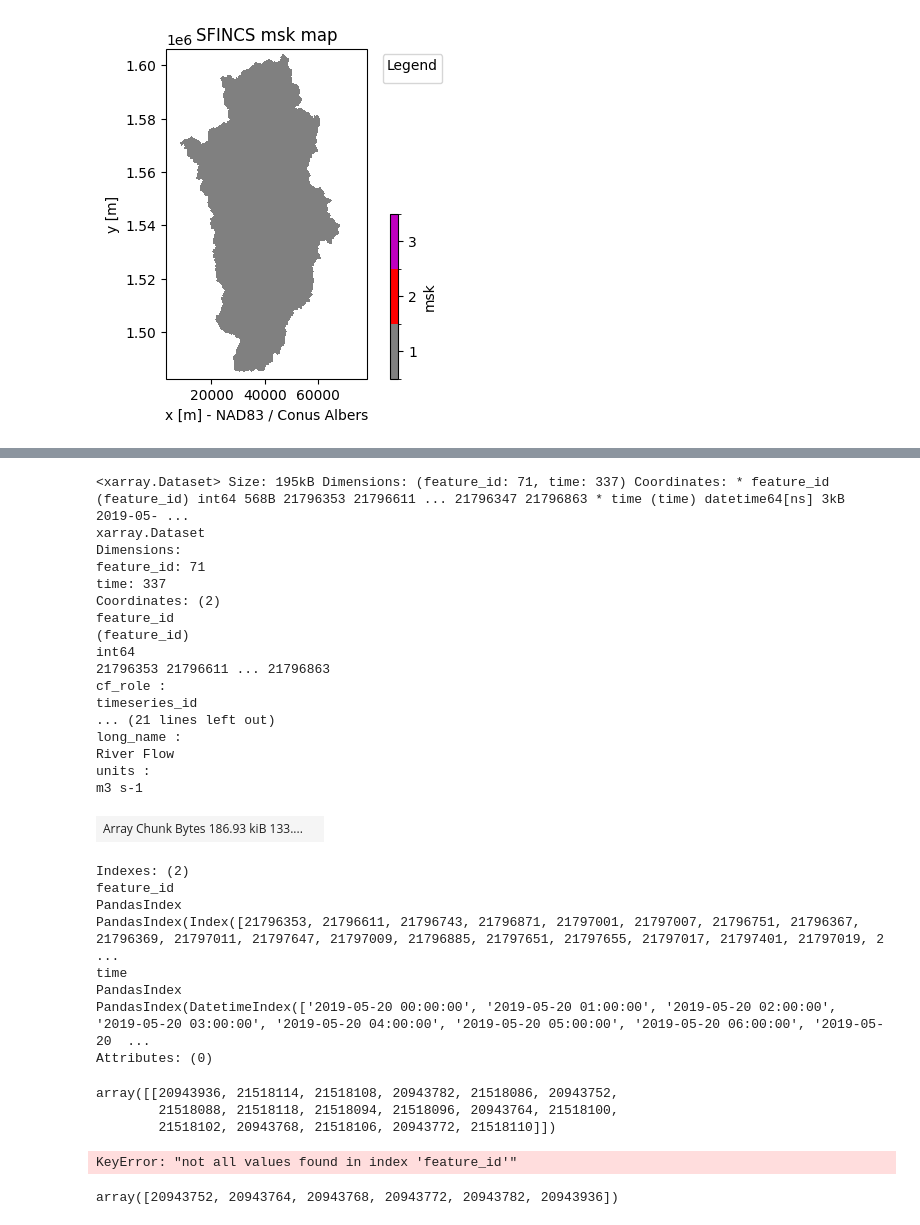
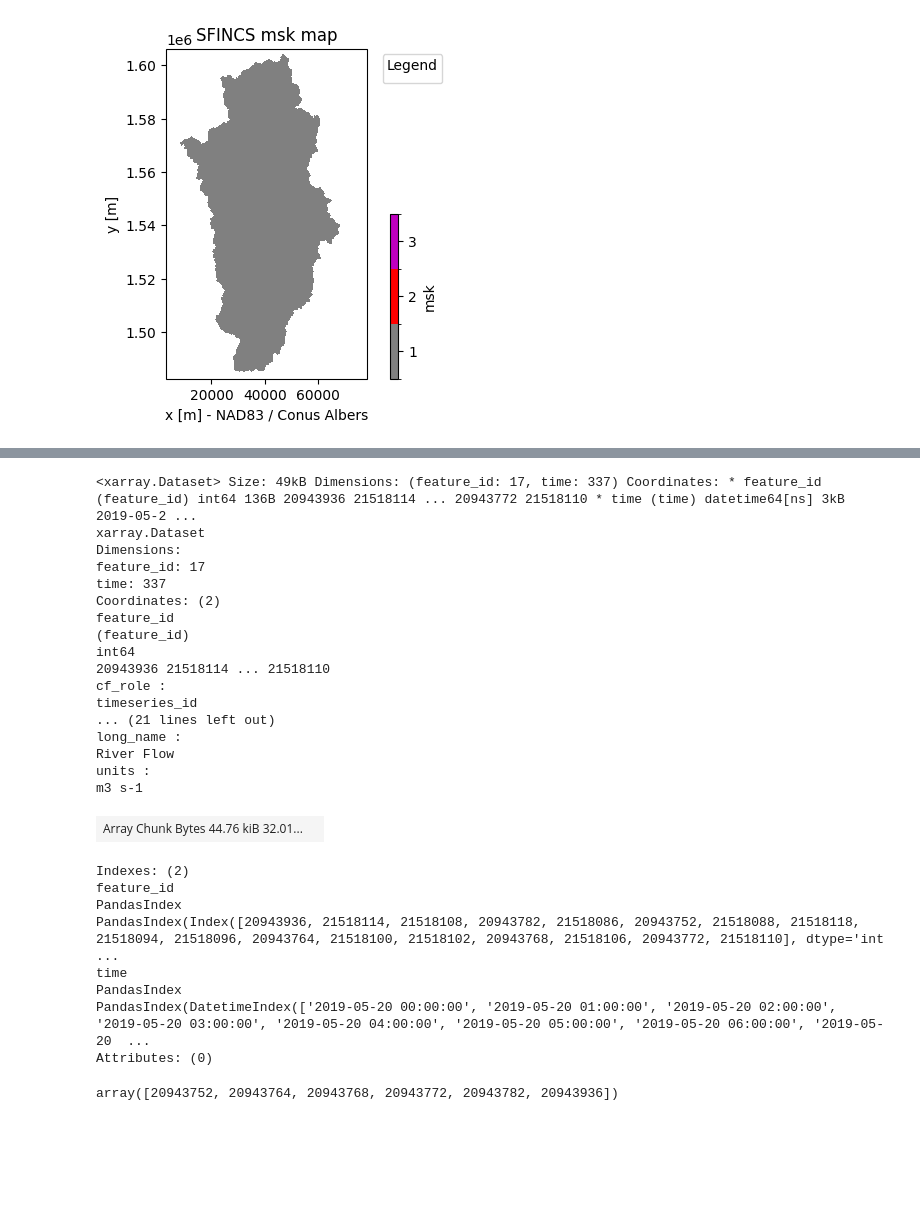
Before and after one commit to NGWPC/near_real-time_sfincs, a Jupyter notebook: notebooks/build_huc8.ipynb, the cells around one changed output, grey strips where cells are left out. Saved outputs shown, nothing was run; the diff lists cells and outputs as text; code cells hidden in the pictures; blank space fills up the shorter version.

```diff
--- a/notebooks/build_huc8.ipynb
+++ b/notebooks/build_huc8.ipynb
@@ -146,42 +145,36 @@ output_dir = Path.cwd() / "../data/NWM/nwm30_retrospective"
 # %%
 ! python ../tools/retrospective_nwm.py --feature_id_file ../data/NWM/coffeyville_feature_ids_huc_8.npy --date-range 2019-05-20 2019-06-03  --output_file ../data/NWM/huc_8_retro
 # %%
-flow_data = xr.open_zarr("../data/NWM/retro")
+flow_data = xr.open_zarr("../data/NWM/huc_8_retro")
 time_range = flow_data.time.values
 flow_data
 # %% [output]
-<xarray.Dataset> Size: 195kB Dimensions: (feature_id: 71, time: 337) Coordinates: * feature_id (feature_id) int64 568B 21796353 21796611 ... 21796347 21796863 * time (time) datetime64[ns] 3kB 2019-05- ...
+<xarray.Dataset> Size: 49kB Dimensions: (feature_id: 17, time: 337) Coordinates: * feature_id (feature_id) int64 136B 20943936 21518114 ... 20943772 21518110 * time (time) datetime64[ns] 3kB 2019-05-2 ...
 xarray.Dataset
 Dimensions:
-feature_id: 71
+feature_id: 17
 time: 337
 Coordinates: (2)
 feature_id
 (feature_id)
 int64
-21796353 21796611 ... 21796863
+20943936 21518114 ... 21518110
 cf_role :
 timeseries_id
 ... (21 lines left out)
 long_name :
 River Flow
 units :
 m3 s-1
-| Array Chunk Bytes 186.93 kiB 133.... |  |
+| Array Chunk Bytes 44.76 kiB 32.01... |  |
 Indexes: (2)
 feature_id
 PandasIndex
-PandasIndex(Index([21796353, 21796611, 21796743, 21796871, 21797001, 21797007, 21796751, 21796367, 21796369, 21797011, 21797647, 21797009, 21796885, 21797651, 21797655, 21797017, 21797401, 21797019, 2 ...
+PandasIndex(Index([20943936, 21518114, 21518108, 20943782, 21518086, 20943752, 21518088, 21518118, 21518094, 21518096, 20943764, 21518100, 21518102, 20943768, 21518106, 20943772, 21518110], dtype='int ...
 time
 PandasIndex
 PandasIndex(DatetimeIndex(['2019-05-20 00:00:00', '2019-05-20 01:00:00', '2019-05-20 02:00:00', '2019-05-20 03:00:00', '2019-05-20 04:00:00', '2019-05-20 05:00:00', '2019-05-20 06:00:00', '2019-05-20  ...
 Attributes: (0)
-# %%
-all_comids
-# %% [output]
-array([[20943936, 21518114, 21518108, 20943782, 21518086, 20943752,
-        21518088, 21518118, 21518094, 21518096, 20943764, 21518100,
-        21518102, 20943768, 21518106, 20943772, 21518110]])
 # %%
 flows_arr = np.zeros((len(time_range), sf.forcing['dis'].shape[1]))
 for idx, row in joined_flowlines.iterrows():
@@ -190,8 +183,6 @@ for idx, row in joined_flowlines.iterrows():
     group_ids = inflow_segments["hf_id"].values.astype(int)
     subset_flow_data = flow_data.sel(feature_id=group_ids).streamflow.values
     flows_arr[:, idx-1] = np.max(subset_flow_data, axis=1)
-# %% [output]
-KeyError: "not all values found in index 'feature_id'"
 # %%
 group_ids
 # %% [output]
```
Also changed, not shown: parts of 6 cells of this notebook.
